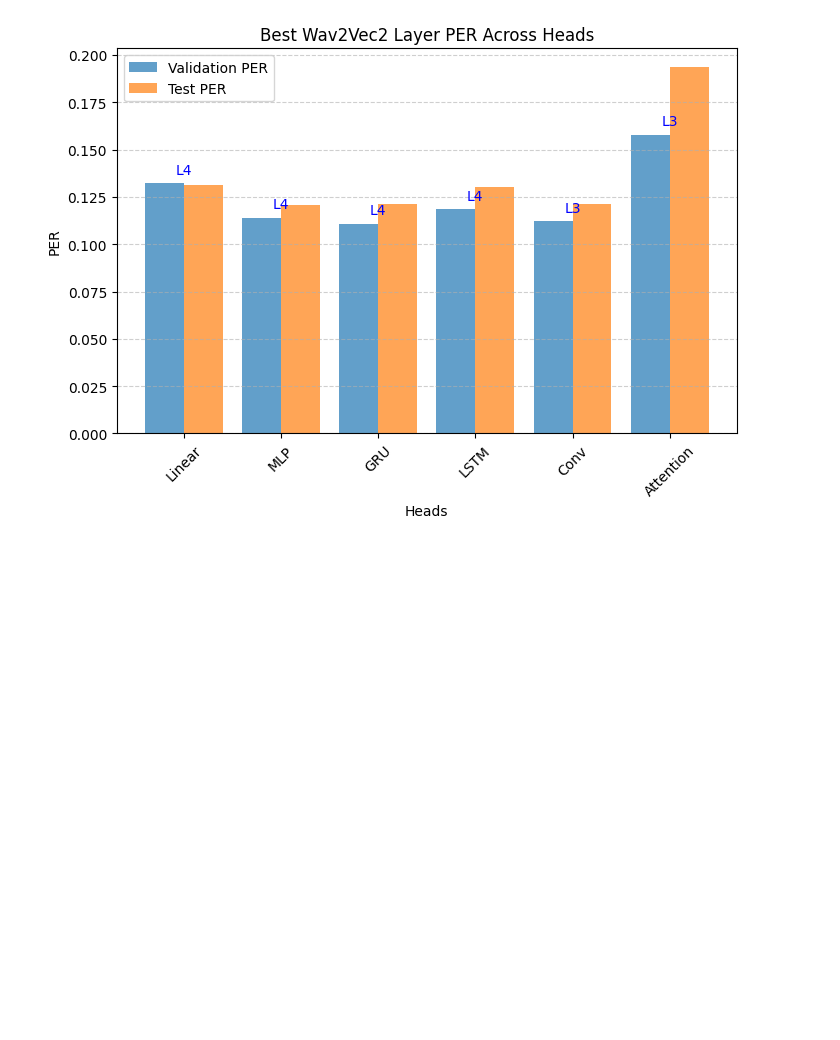
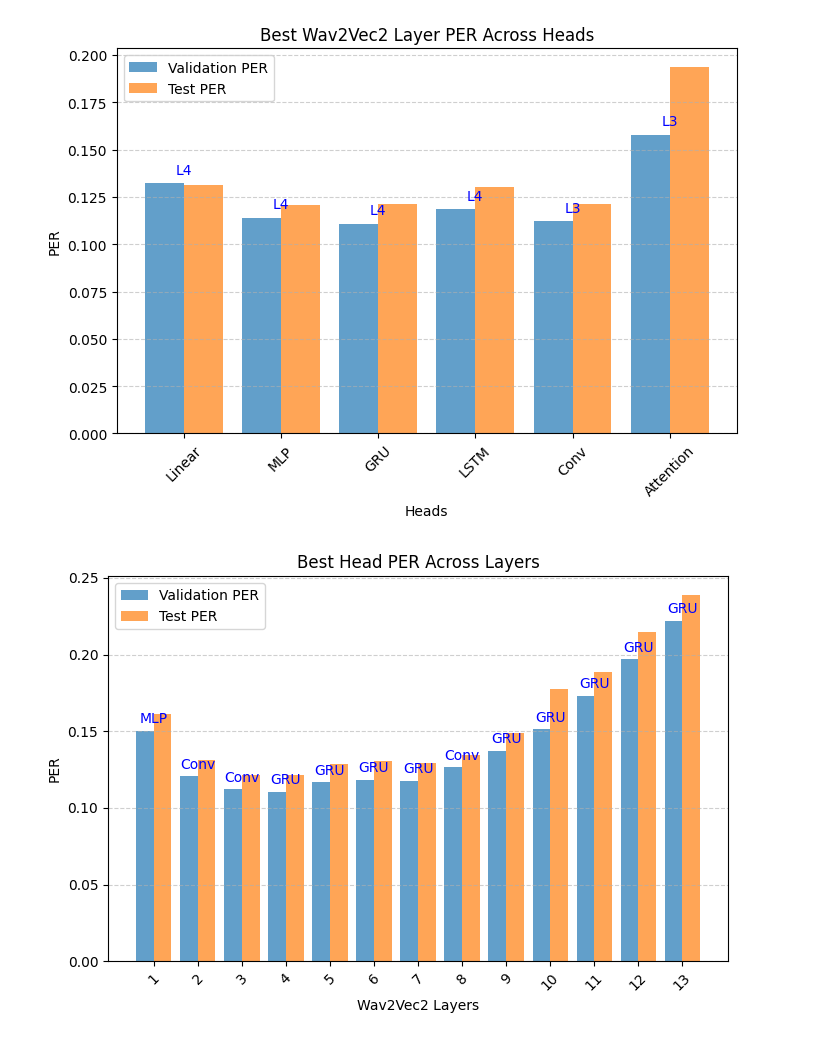
Before and after one commit to PelArtur/phoneme_recognition, a Jupyter notebook: Phoneme_Recongnition_Wav2Vec2.ipynb, the cells around one changed output. Saved outputs shown, nothing was run; the diff lists cells and outputs as text; code cells hidden in the pictures; blank space fills up the shorter version.

Commit message:
add final results for Wav2Vec2

```diff
--- a/Phoneme_Recongnition_Wav2Vec2.ipynb
+++ b/Phoneme_Recongnition_Wav2Vec2.ipynb
@@ -737,6 +738,23 @@ Preprocessing data...
 Preprocessing data...
 Preprocessing data...
 ... (28 outputs left out)
+# %%
+layers = [f"Layer {i}" for i in range(1, len(val_PER_per_layer))]
+heads = model_name
+val_PER_per_layer = np.array(val_PER_per_layer)
+test_PER_per_layer = np.array(test_PER_per_layer)
+filename: str = "./results/wav2vec2_results.json"
+
+
+data = {
+    "layers": layers,
+    "heads": heads,
+    "val_per": {layer: {head: val_PER_per_layer[i, j] for j, head in enumerate(heads)} for i, layer in enumerate(layers)},
+    "test_per": {layer: {head: test_PER_per_layer[i, j] for j, head in enumerate(heads)} for i, layer in enumerate(layers)}
+}
+
+with open(filename, "w") as f:
+    json.dump(data, f, indent=4)
 # %% [markdown]
 # Results
 # %%
@@ -831,2 +893,6 @@ plot_best_layers_hist(np.array(val_PER_per_layer), np.array(test_PER_per_layer),
 # %% [output]
 [figure]
+# %%
+plot_best_heads_hist(val_PER_per_layer, test_PER_per_layer, models=model_name, ssl_model="Wav2Vec2")
+# %% [output]
+[figure, added]
```
Also changed, not shown: parts of 7 cells of this notebook, 2 other files.
